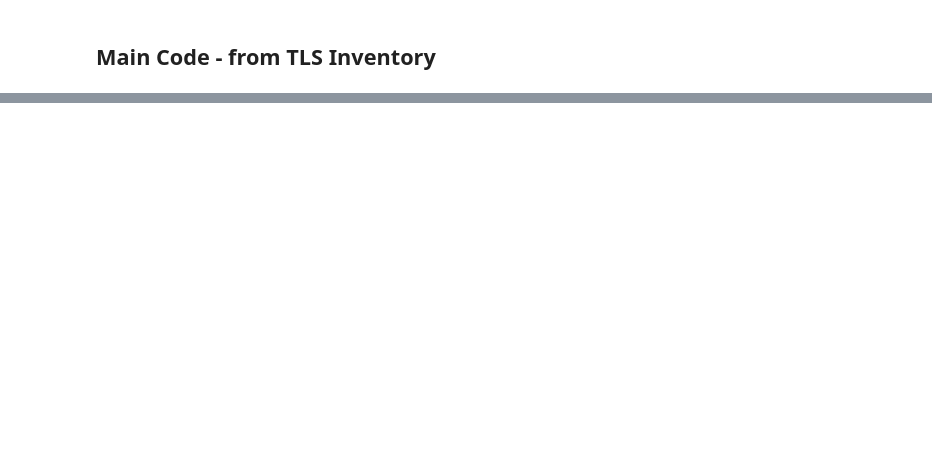
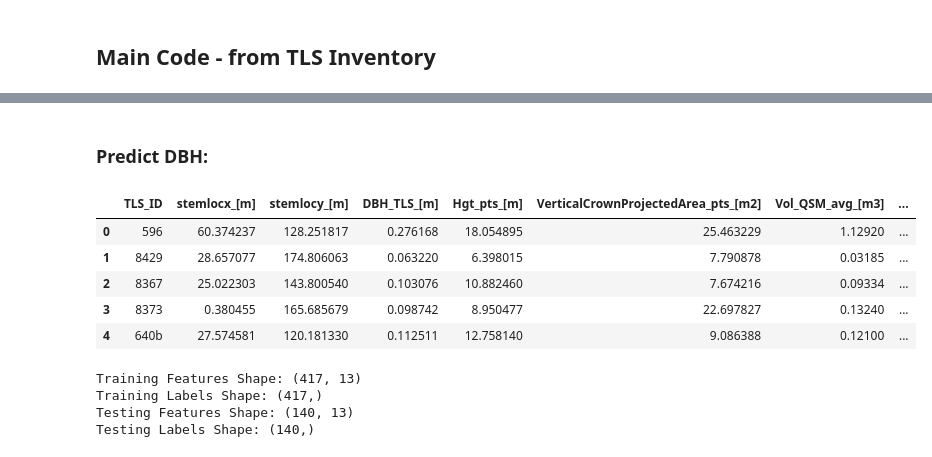
Before and after one commit to sabinenix/CloudDBH, a Jupyter notebook: CloudDBH.ipynb, the cells around one changed output, grey strips where cells are left out. Saved outputs shown, nothing was run; the diff lists cells and outputs as text; code cells hidden in the pictures; blank space fills up the shorter version.

```diff
--- a/CloudDBH.ipynb
+++ b/CloudDBH.ipynb
@@ -363,3 +385,7 @@ def averageQSM(treename,path_to_qsm): #this will calculate the average of multip
     vol1000_avg,vol1000_sd
 # %% [markdown]
 ## Main Code - from TLS Inventory
+# %%
+pts_path = "/Users/snix/Documents/2021-2023/UCL/Dissertation/subset_data_ply"
+qsm_path = "/Users/snix/Documents/2021-2023/UCL/Dissertation/DATA_QSM_opt/"
+tree_csv_path = "/Users/snix/Documents/2021-2023/UCL/Dissertation/Calders Et Al/analysis_and_figures/trees_summary.csv"
@@ -365,0 +447,22 @@ def averageQSM(treename,path_to_qsm): #this will calculate the average of multip
+# %% [markdown]
+### Predict DBH:
+# %%
+treedata = pd.read_csv(tree_csv_path)
+
+#print column names
+treedata.columns.values
+
+treedata = treedata[['TLS_ID','stemlocx_[m]', 'stemlocy_[m]', 'DBH_TLS_[m]',
+                    'Hgt_pts_[m]', 'VerticalCrownProjectedArea_pts_[m2]', 'Vol_QSM_avg_[m3]',
+                    'Vol_QSM_D0_25mm_avg_[m3]', 'Vol_QSM_D25_50mm_avg_[m3]', 'Vol_QSM_D50_75mm_avg_[m3]',
+                    'Vol_QSM_D75_100mm_avg_[m3]', 'Vol_QSM_D100_200mm_avg_[m3]', 'Vol_QSM_D200_500mm_avg_[m3]',
+                    'Vol_QSM_D500_1000mm_avg_[m3]', 'Vol_QSM_D1000mm_avg_[m3]']]
+
+treedata.head()
+# %% [output]
+|  | TLS_ID | stemlocx_[m] | stemlocy_[m] | DBH_TLS_[m] | Hgt_pts_[m] | VerticalCrownProjectedArea_pts_[m2] | Vol_QSM_avg_[m3] | ... |
+| 0 | 596 | 60.374237 | 128.251817 | 0.276168 | 18.054895 | 25.463229 | 1.12920 | ... |
+| 1 | 8429 | 28.657077 | 174.806063 | 0.063220 | 6.398015 | 7.790878 | 0.03185 | ... |
+| 2 | 8367 | 25.022303 | 143.800540 | 0.103076 | 10.882460 | 7.674216 | 0.09334 | ... |
+| 3 | 8373 | 0.380455 | 165.685679 | 0.098742 | 8.950477 | 22.697827 | 0.13240 | ... |
+| 4 | 640b | 27.574581 | 120.181330 | 0.112511 | 12.758140 | 9.086388 | 0.12100 | ... |
@@ -365,0 +492,10 @@ def averageQSM(treename,path_to_qsm): #this will calculate the average of multip
+# %%
+print('Training Features Shape:', train_features.shape)
+print('Training Labels Shape:', train_labels.shape)
+print('Testing Features Shape:', test_features.shape)
+print('Testing Labels Shape:', test_labels.shape)
+# %% [output]
+Training Features Shape: (417, 13)
+Training Labels Shape: (417,)
+Testing Features Shape: (140, 13)
+Testing Labels Shape: (140,)
```
Also changed, not shown: parts of 17 cells of this notebook.
